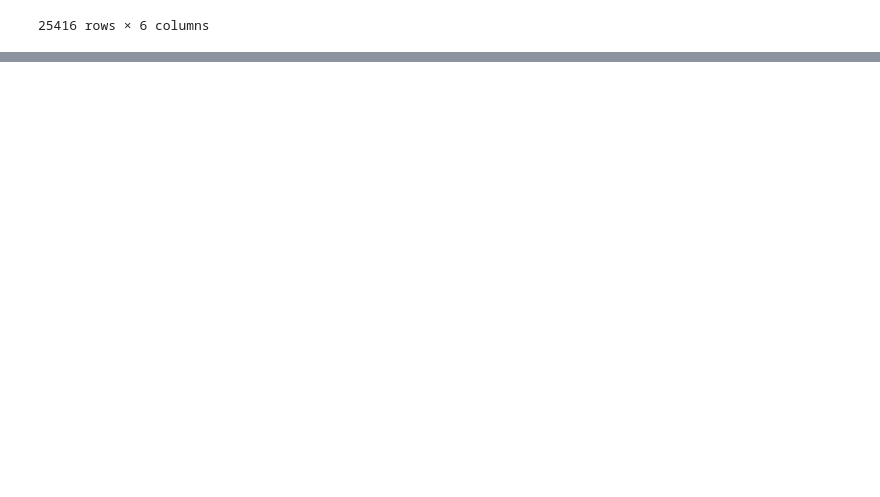
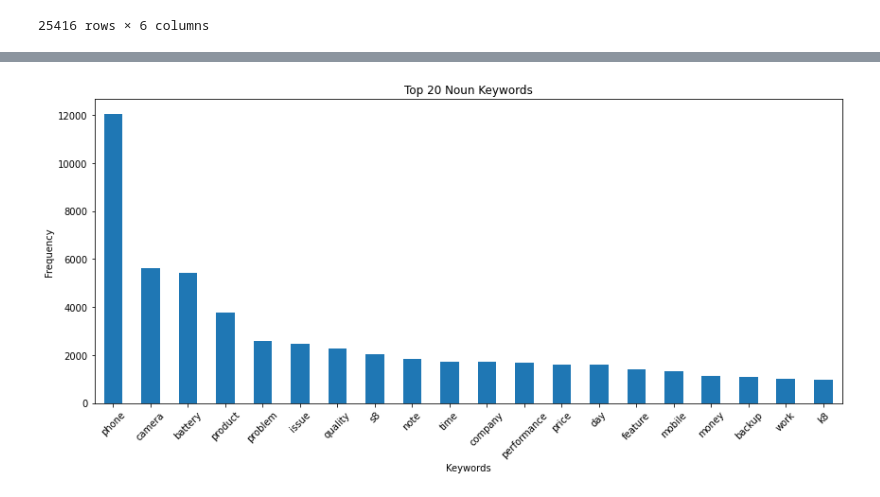
Before and after one commit to unibo-dtm-se-2324-Sentimazon/Sentimazon-Project, a Jupyter notebook: Main.ipynb, the cells around one changed output, grey strips where cells are left out. Saved outputs shown, nothing was run; the diff lists cells and outputs as text; code cells hidden in the pictures; blank space fills up the shorter version.

Commit message:
find the list of most frequently used nouns

```diff
--- a/Main.ipynb
+++ b/Main.ipynb
@@ -181,3 +181,11 @@ data
 | 25414 | ,This phone is nice processing wi... | this phone is nice processing wil... | phone nice processing successful ... | [phone, nice, processing, success... | [phone, nice, processing, success... | [(phone, NN), (nice, JJ), (proces... |
 | 25415 | ,Good product but the pakeging wa... | good product but the pakeging was... | good product pakeging enough | [good, product, pakeging, enough] | [good, product, pakeging, enough] | [(good, JJ), (product, NN), (pake... |
 25416 rows × 6 columns
+# %%
+def extract_nouns(pos_tags):
+    if not isinstance(pos_tags, list):
+        return []
+    return [word for word, tag in pos_tags if tag.startswith('NN')]
+# %%
+data['nouns'] = data['pos_tags'].apply(extract_nouns)
+data
@@ -183,0 +206,14 @@ data
+# %%
+import matplotlib.pyplot as plt
+
+noun_counts = data['nouns'].explode().value_counts().head(20)
+plt.figure(figsize=(12,6))
+noun_counts.plot(kind='bar')
+plt.xlabel('Keywords')
+plt.ylabel('Frequency')
+plt.title('Top 20 Noun Keywords')
+plt.xticks(rotation=45)
+plt.tight_layout()
+plt.show()
+# %% [output]
+[figure, added]
```
Also changed, not shown: parts of 1 cell of this notebook.
